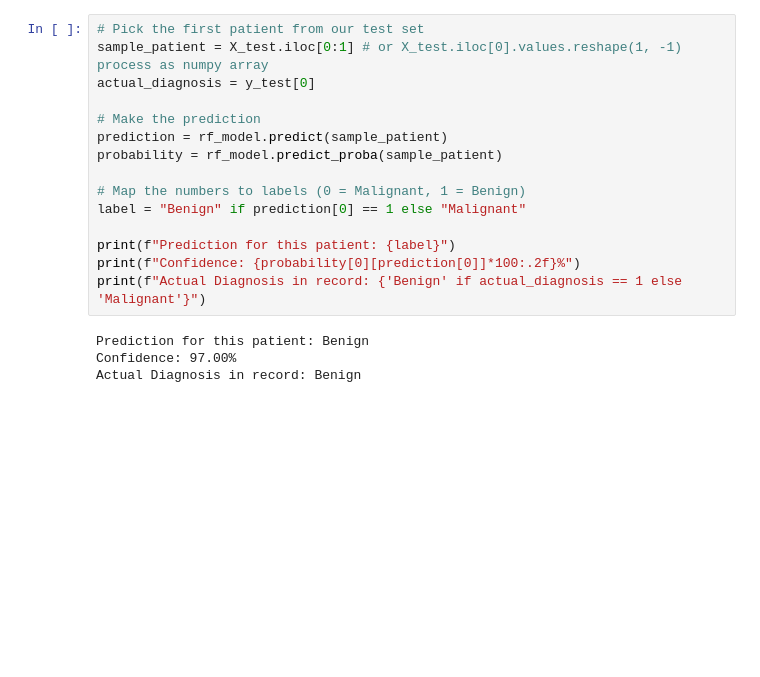
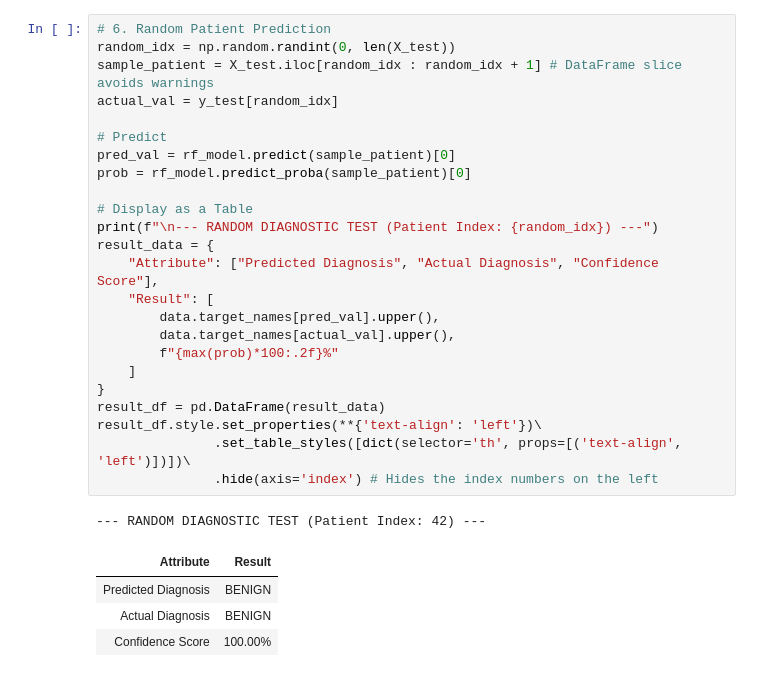
Before and after one commit to aaromalonline/jupyter_prgms, a Jupyter notebook: bcancer.ipynb, the cells around one changed output. Drawn from its saved outputs; the diff is of its cells as text; blank space fills up the shorter version.

```diff
--- a/bcancer.ipynb
+++ b/bcancer.ipynb
@@ -89,19 +108,30 @@ plt.show()
 # %%
-# Pick the first patient from our test set
-sample_patient = X_test.iloc[0:1] # or X_test.iloc[0].values.reshape(1, -1) process as numpy array
-actual_diagnosis = y_test[0]
+# 6. Random Patient Prediction
+random_idx = np.random.randint(0, len(X_test))
+sample_patient = X_test.iloc[random_idx : random_idx + 1] # DataFrame slice avoids warnings
+actual_val = y_test[random_idx]
 
-# Make the prediction
-prediction = rf_model.predict(sample_patient)
-probability = rf_model.predict_proba(sample_patient)
+# Predict
+pred_val = rf_model.predict(sample_patient)[0]
+prob = rf_model.predict_proba(sample_patient)[0]
 
-# Map the numbers to labels (0 = Malignant, 1 = Benign)
-label = "Benign" if prediction[0] == 1 else "Malignant"
-
-print(f"Prediction for this patient: {label}")
-print(f"Confidence: {probability[0][prediction[0]]*100:.2f}%")
-print(f"Actual Diagnosis in record: {'Benign' if actual_diagnosis == 1 else 'Malignant'}")
+# Display as a Table
+print(f"\n--- RANDOM DIAGNOSTIC TEST (Patient Index: {random_idx}) ---")
+result_data = {
+    "Attribute": ["Predicted Diagnosis", "Actual Diagnosis", "Confidence Score"],
+    "Result": [
+        data.target_names[pred_val].upper(),
+        data.target_names[actual_val].upper(),
+        f"{max(prob)*100:.2f}%"
+    ]
+}
+result_df = pd.DataFrame(result_data)
+result_df.style.set_properties(**{'text-align': 'left'})\
+               .set_table_styles([dict(selector='th', props=[('text-align', 'left')])])\
+               .hide(axis='index') # Hides the index numbers on the left
 # %% [output]
-Prediction for this patient: Benign
-Confidence: 97.00%
-Actual Diagnosis in record: Benign
+--- RANDOM DIAGNOSTIC TEST (Patient Index: 42) ---
+| Attribute | Result |
+| Predicted Diagnosis | BENIGN |
+| Actual Diagnosis | BENIGN |
+| Confidence Score | 100.00% |
```
Also changed, not shown: parts of 2 cells of this notebook.
